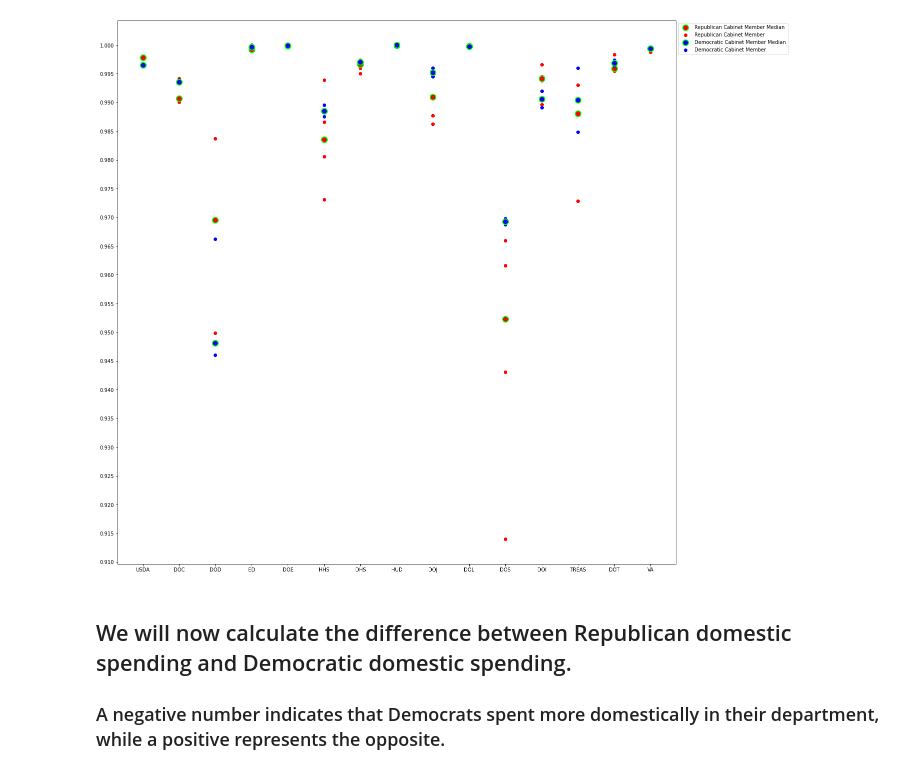
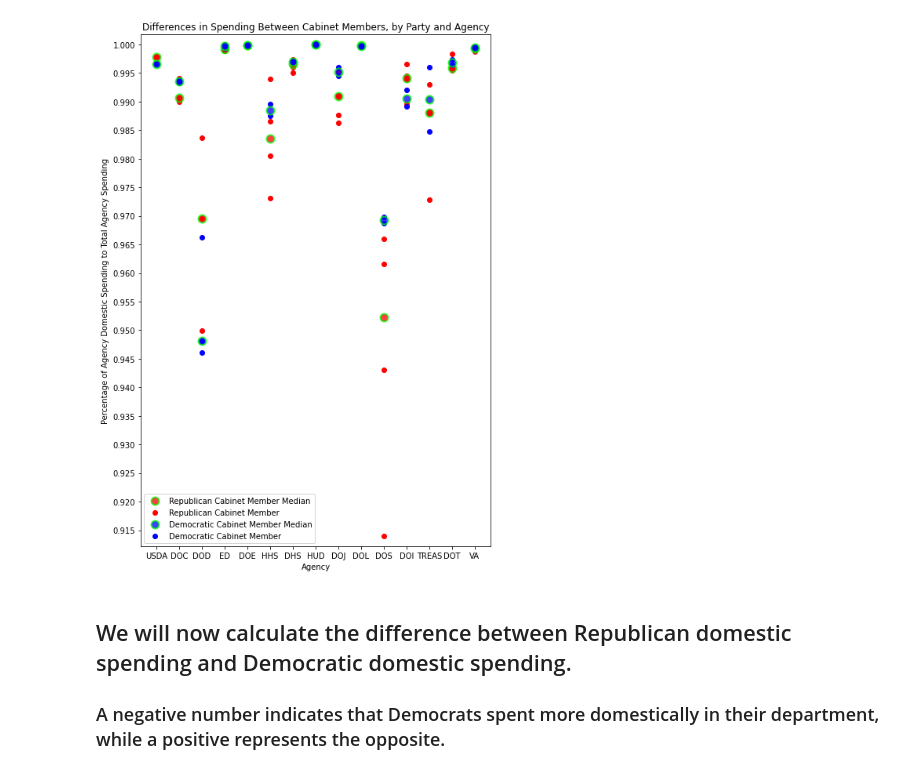
Before and after one commit to C7C8/ds3001-critter-analysis, a Jupyter notebook: notebooks/cabinet-party-centering.ipynb, the cells around one changed output. Saved outputs shown, nothing was run; the diff lists cells and outputs as text; code cells hidden in the pictures.

Commit message:
Refine party centering figure

```diff
--- a/notebooks/cabinet-party-centering.ipynb
+++ b/notebooks/cabinet-party-centering.ipynb
@@ -22,7 +22,7 @@ medians = normalized_spending_data.groupby(['department', 'party'], as_index=Fal
 import matplotlib.ticker
 from matplotlib import pyplot as plt
 
-plt.rcParams['figure.figsize'] = [20, 20]
+plt.rcParams['figure.figsize'] = [8, 12]
 plot_entities = [
     {
         'party': REPUBLICAN_PARTY,
@@ -32,38 +32,44 @@ plot_entities = [
     {
         'party': DEMOCRATIC_PARTY,
         'color': 'blue',
         'label': 'Democratic Cabinet Member'
     },
 ]
 
 plot_handles = []
 for entity in plot_entities:
     party_data = normalized_spending_data[normalized_spending_data['party'] == entity['party']]
     department_handle = plt.scatter(
         [department.split("(")[1].split(")")[0] for department in party_data['department']],
         party_data['domestic_spending_ratio'],
         c=entity['color'],
         label=entity['label']
     )
 
     party_medians = medians[medians['party'] == entity['party']]
     median_handle = plt.scatter(
         [department.split("(")[1].split(")")[0] for department in party_medians['department']],
         party_medians['domestic_spending_ratio'],
         edgecolors='lime',
         facecolors=entity['color'],
-        s=128,
+        s=100,
         linewidths=2,
+        alpha=0.75,
         label=entity['label'] + ' Median'
     )
 
     plot_handles += [median_handle, department_handle]
 
-plt.legend(handles=plot_handles, bbox_to_anchor=(1, 1));
-axes = plt.axes()
-axes.yaxis.set_major_locator(matplotlib.ticker.MultipleLocator(0.005))
+plt.title('Differences in Spending Between Cabinet Members, by Party and Agency')
+plt.ylabel('Percentage of Agency Domestic Spending to Total Agency Spending')
+plt.xlabel('Agency')
+plt.legend(handles=plot_handles, bbox_to_anchor=(0.51, 0.11));
+plt.gca().yaxis.set_major_locator(matplotlib.ticker.MultipleLocator(0.005))
+plt.gca().margins(y=0.02)
+
+plt.show()
 # %% [output]
-[figure, old version]
+[figure, new version]
 # %% [markdown]
 ## We will now calculate the difference between Republican domestic spending and Democratic domestic spending.
 ### A negative number indicates that Democrats spent more domestically in their department, while a positive represents the opposite.
```
